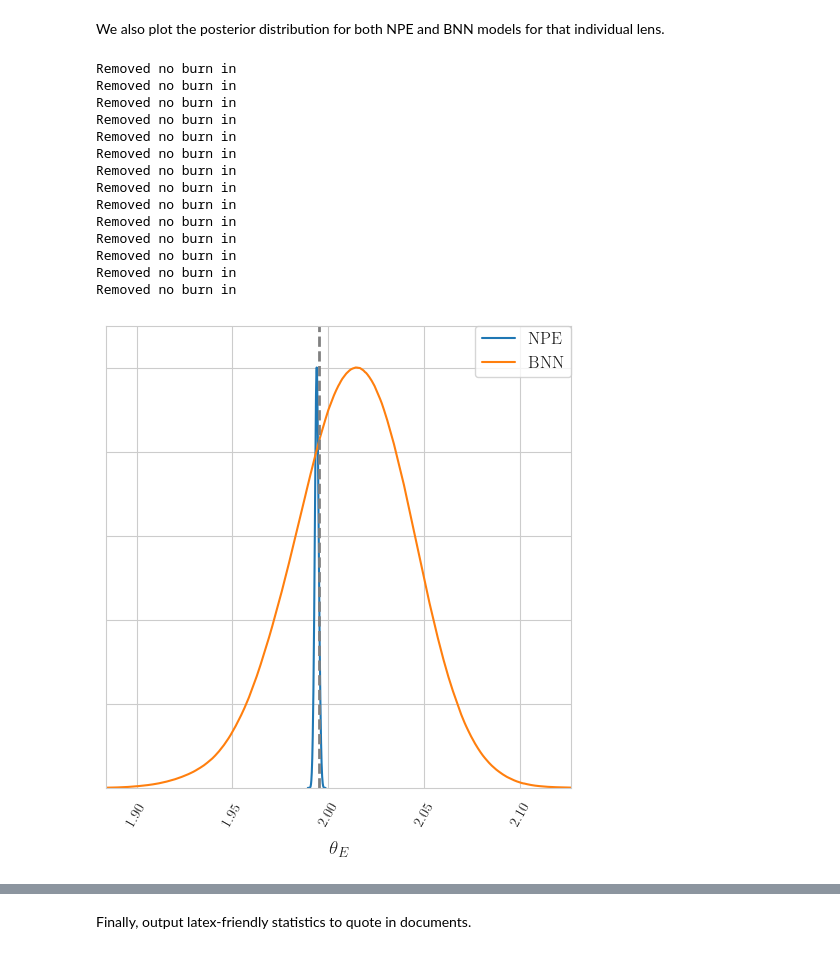
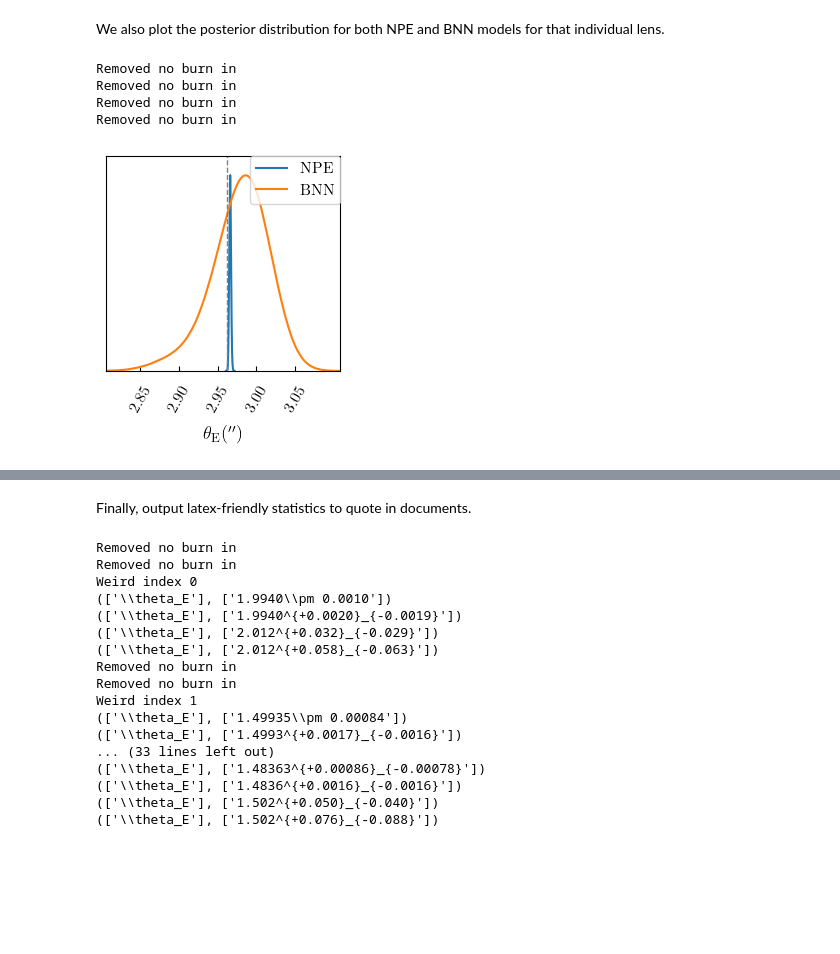
Before and after one commit to deepskies/DeepLensSBI, a Jupyter notebook: Analysis/1_param_analysis_notebook.ipynb, the cells around one changed output, grey strips where cells are left out. Saved outputs shown, nothing was run; the diff lists cells and outputs as text; code cells hidden in the pictures; blank space fills up the shorter version.

```diff
--- a/Analysis/1_param_analysis_notebook.ipynb
+++ b/Analysis/1_param_analysis_notebook.ipynb
@@ -498,6 +503,8 @@ file_name = "1_parameter_npe_summary_seed465.pkl"
 open_file = open(file_name, "rb")
 array_dump = pickle.load(open_file)
 open_file.close()
+
+SBI_sample_array, SBI_logp_array, SBI_map_array, SBI_best_fit_arr, SBI_max_like_arr, SBI_percentile68u_arr, SBI_percentile68l_arr, SBI_percentile95u_arr, SBI_percentile95l_arr = array_dump
 # %% [markdown]
 We plot the distribution of the max likelihood values of all 1000 images and 200 randomly selected test images (1000 will appear too visually cluttered) and what parameters and uncertainties the model predicts.
 # %%
@@ -1023,4 +1026,5 @@ We also plot the posterior distribution for both NPE and BNN models for that ind
 # %%
+%matplotlib inline
 plot_pretty()
 rcParams.update({"text.usetex": True})
 rcParams['font.family'] = 'serif'
@@ -1028,7 +1032,7 @@ rcParams['font.family'] = 'serif'
 seed = 465
 test_number = 1000
 weird_index = [[0,1,2,3,8,9,10]]
-# weird_index = [[2]]
+weird_index = [[9,10]]
 prior_low = [0.3, -0.2, -0.2, -1,-1]
 prior_high = [4.0, 0.2, 0.2, 1, 1]
 
@@ -1038,52 +1042,40 @@ for i, index in enumerate(np.ravel(weird_index[0])):
 
   true_theta_E = test_set.CONFIGURATION_1_metadata['PLANE_1-OBJECT_1-MASS_PROFILE_1-theta_E-g'].to_numpy()[index]
 
   sample_BNN = BNNsamples[:,index,:]
   samples = np.array(SBI_sample_array[0,index])
   logp = np.array(SBI_logp_array[0,index])
-  # map = np.array(SBI_map_array[0,index])
   best_fit_t = SBI_best_fit_arr[0,index,:]
   max_like_t = SBI_max_like_arr[0,index,:]
 
   SBIsingle = MCSamples(samples=np.array(samples),
                               names = [r'\theta_E'],
-                        labels = [r'\theta_E'])
+                        labels = [r'\theta_{\mathrm{E}} (^{\prime \prime})'])
   BNNsingle = MCSamples(samples=sample_BNN,
                               names = [r'\theta_E'],
-                        labels = [r'\theta_E'])
+                        labels = [r'\theta_{\mathrm{E}} (^{\prime \prime})'])
 
-  g = plots.get_subplot_plotter(width_inch=6)
+  g = plots.get_subplot_plotter(subplot_size=2.7, subplot_size_ratio = 1.2)
   g.settings.scaling_factor = 1
-  g.settings.axes_fontsize=10
+  g.settings.axes_fontsize=12
   g.settings.axis_tick_x_rotation=60
   g.settings.axis_tick_y_rotation=60
-  g.settings.scaling_factor = 1
   g.settings.title_limit_labels = False
-  g.settings.title_limit_fontsize = 10
-  g.settings.axis_marker_lw = 2
-  g.settings.tight_layout = False
+  g.settings.title_limit_fontsize = 12
+  g.settings.axis_marker_lw = 1
+  g.settings.tight_layout = True
   g.settings.constrained_layout = False
   g.triangle_plot([SBIsingle,BNNsingle],[r'\theta_E'], legend_labels=['NPE','BNN'],
                 colors=['tab:blue','tab:orange'],
                 contour_lws = [1.5,1.5],
                 line_args=[{'color':'tab:blue'},{'color':'tab:orange'}],
-                 marker_args ={'lw':2},
+                 marker_args ={'lw':1},
                   markers={r'\theta_E':true_theta_E},
                   title_limit=0)
-  plt.savefig('1param_single_image_corner_%s_%s_v2.pdf'%(seed,index),format='pdf')
+  plt.savefig('1param_single_image_corner_%s_%s.pdf'%(seed,index),format='pdf')
 # %% [output]
 Removed no burn in
 Removed no burn in
 Removed no burn in
 Removed no burn in
-Removed no burn in
-Removed no burn in
-Removed no burn in
-Removed no burn in
-Removed no burn in
-Removed no burn in
-Removed no burn in
-Removed no burn in
-Removed no burn in
-Removed no burn in
-[figure, old version]
+[figure, new version]
@@ -1105,7 +1092,7 @@ for i, index in enumerate(np.ravel(weird_index[0])):
   samples = np.array(SBI_sample_array[0,index])
   logp = np.array(SBI_logp_array[0,index])
   # map = np.array(SBI_map_array[0,index])
-  best_fit_t = SBI_median_arr[0,index,:]
+  # best_fit_t = SBI_median_arr[0,index,:]
   max_like_t = SBI_max_like_arr[0,index,:]
 
   SBIsingle = MCSamples(samples=np.array(samples),
@@ -1122,3 +1109,21 @@ for i, index in enumerate(np.ravel(weird_index[0])):
   print(SBIsingle.getLatex(params=None, limit=2, err_sig_figs=None))
   print(BNNsingle.getLatex(params=None, limit=1, err_sig_figs=None))
   print(BNNsingle.getLatex(params=None, limit=2, err_sig_figs=None))
+# %% [output]
+Removed no burn in
+Removed no burn in
+Weird index 0
+(['\\theta_E'], ['1.9940\\pm 0.0010'])
+(['\\theta_E'], ['1.9940^{+0.0020}_{-0.0019}'])
+(['\\theta_E'], ['2.012^{+0.032}_{-0.029}'])
+(['\\theta_E'], ['2.012^{+0.058}_{-0.063}'])
+Removed no burn in
+Removed no burn in
+Weird index 1
+(['\\theta_E'], ['1.49935\\pm 0.00084'])
+(['\\theta_E'], ['1.4993^{+0.0017}_{-0.0016}'])
+... (33 lines left out)
+(['\\theta_E'], ['1.48363^{+0.00086}_{-0.00078}'])
+(['\\theta_E'], ['1.4836^{+0.0016}_{-0.0016}'])
+(['\\theta_E'], ['1.502^{+0.050}_{-0.040}'])
+(['\\theta_E'], ['1.502^{+0.076}_{-0.088}'])
```
Also changed, not shown: parts of 6 cells of this notebook.
